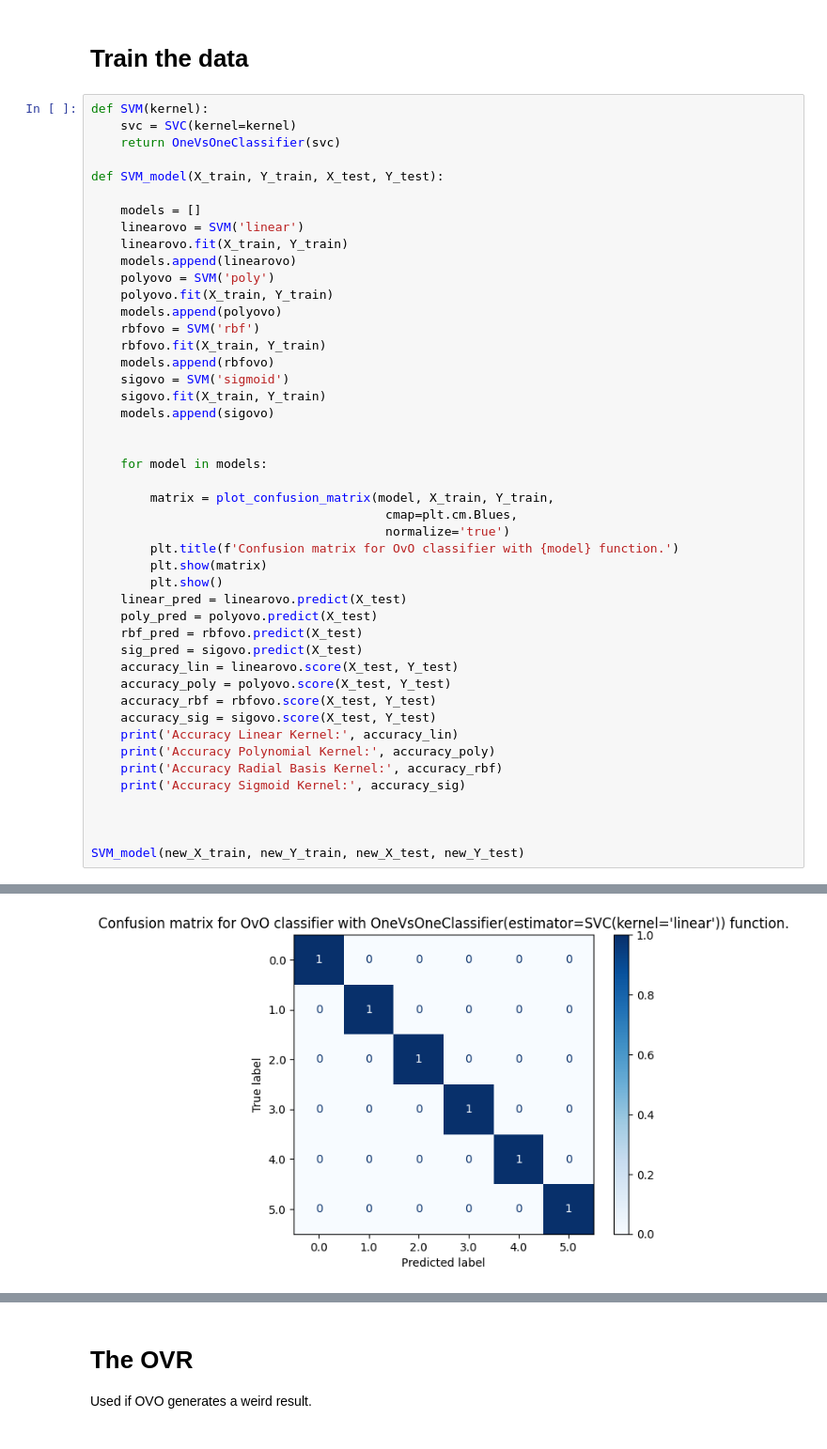
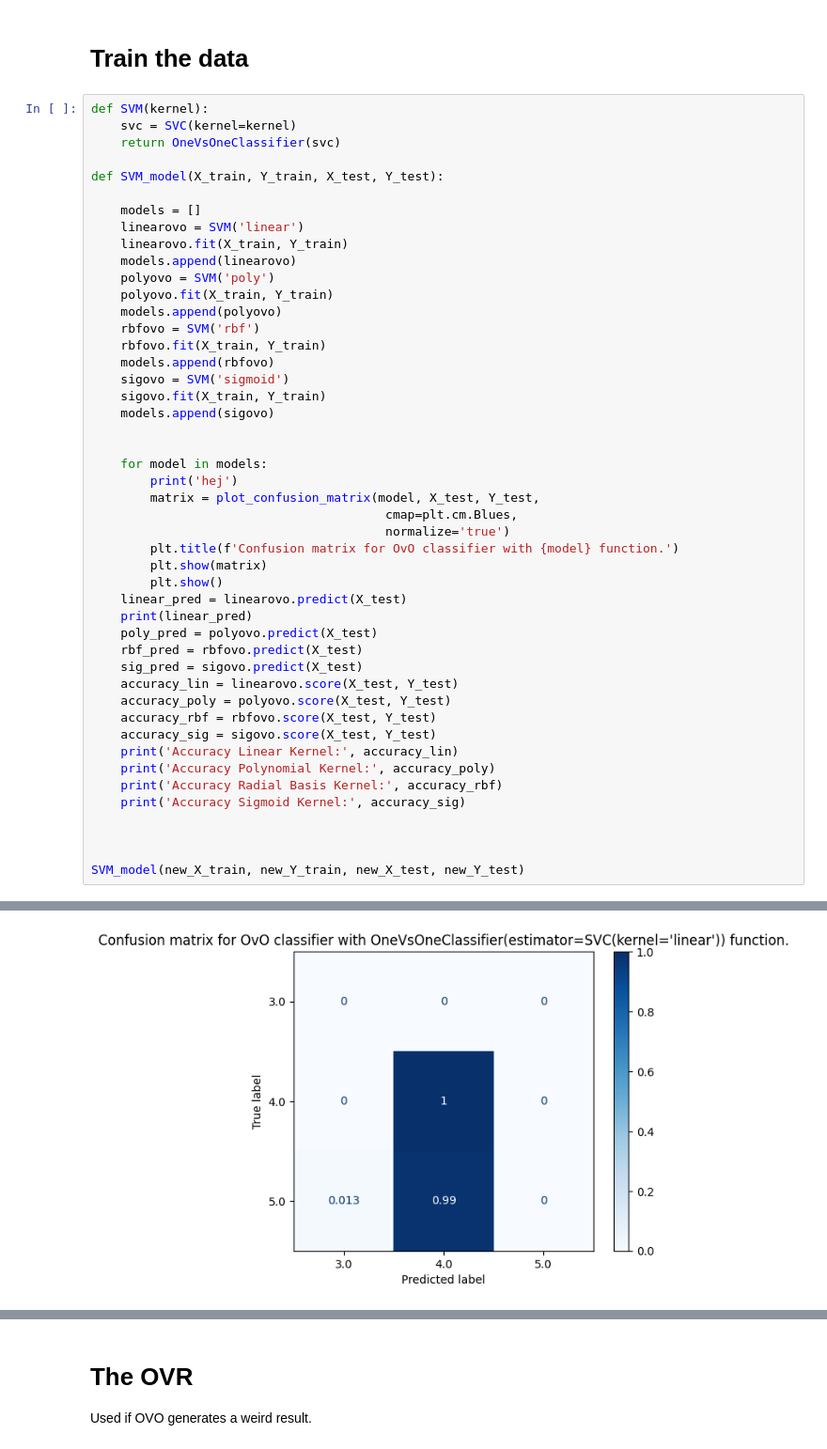
Before and after one commit to hedbergare/IIS_Signe_Project, a Jupyter notebook: GR/SVM.ipynb, the cells around one changed output, grey strips where cells are left out. Shown at 94% size. Cells and saved outputs as stored; diff of their text form.

```diff
--- a/GR/SVM.ipynb
+++ b/GR/SVM.ipynb
@@ -132,14 +146,15 @@ def SVM_model(X_train, Y_train, X_test, Y_test):
 
 
     for model in models:
-
-        matrix = plot_confusion_matrix(model, X_train, Y_train,
+        print('hej')
+        matrix = plot_confusion_matrix(model, X_test, Y_test,
                                         cmap=plt.cm.Blues,
                                         normalize='true')
         plt.title(f'Confusion matrix for OvO classifier with {model} function.')
         plt.show(matrix)
         plt.show()
     linear_pred = linearovo.predict(X_test)
+    print(linear_pred)
     poly_pred = polyovo.predict(X_test)
     rbf_pred = rbfovo.predict(X_test)
     sig_pred = sigovo.predict(X_test)
@@ -159 +175 @@ SVM_model(new_X_train, new_Y_train, new_X_test, new_Y_test)
-[figure, old version]
+[figure, new version]
```
Also changed, not shown: parts of 2 cells of this notebook.
